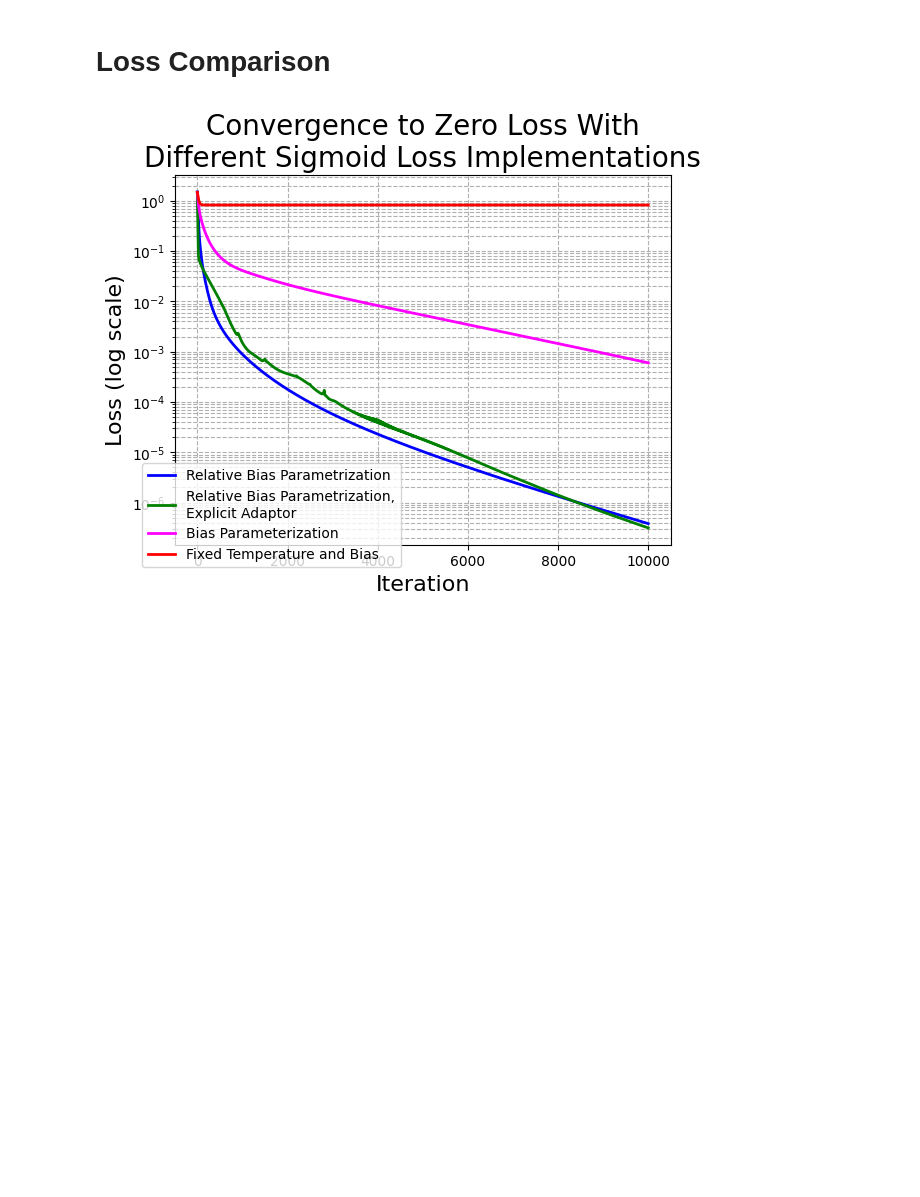
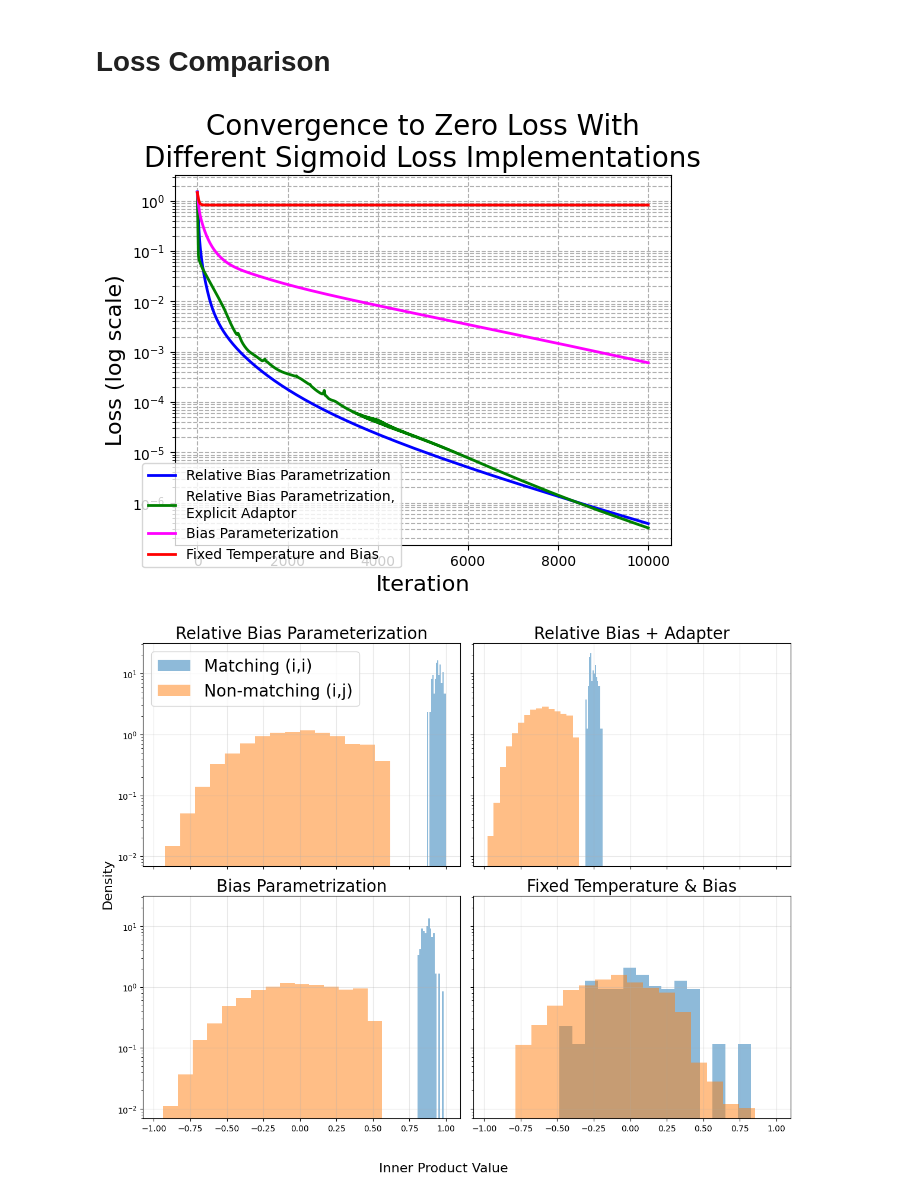
Before and after one commit to BangachevKiril/RepresentationLearningTheory, a Jupyter notebook: SigLIP/FrozenModalityExperiments.ipynb, the cells around one changed output. Drawn from its saved outputs; the diff is of its cells as text; code cells hidden in the pictures; blank space fills up the shorter version.

```diff
--- a/SigLIP/FrozenModalityExperiments.ipynb
+++ b/SigLIP/FrozenModalityExperiments.ipynb
@@ -345,3 +345,66 @@ plt.savefig('logs/losscomparisonadaptervsno.png',dpi =300,  bbox_inches='tight')
 plt.show()
 # %% [output]
 [figure]
+# %%
+fig = plt.figure(figsize=(12,10))
+
+# 1st diagram in top‐left
+ax1 = plt.subplot(2, 2, 1)
+# … your code for cell A, but drop plt.xlabel/plt.ylabel …
+inner_products = torch.matmul(U_final_1, V_final_1.t())
+matching_pairs   = torch.diag(inner_products).detach().numpy()
+non_matching_pairs = inner_products[~torch.eye(n_classes, dtype=bool, device=device_str)].detach().numpy()
+ax1.hist(matching_pairs,    bins=15, alpha=0.5, label='Matching (i,i)',    density=True, log=True)
+ax1.hist(non_matching_pairs, bins=15, alpha=0.5, label='Non-matching (i,j)', density=True, log=True)
+ax1.set_title('Relative Bias Parameterization', fontsize=20)
+ax1.grid(True, alpha=0.3)
+ax1.legend(fontsize=20)
+
+# 2nd diagram in top‐right (share axes)
+ax2 = plt.subplot(2, 2, 2, sharex=ax1, sharey=ax1)
+# … code for cell B, drop plt.xlabel/plt.ylabel/plt.legend …
+inner_products = torch.matmul(U_final_2, V_final_2.t())
+matching_pairs   = torch.diag(inner_products).detach().numpy()
+non_matching_pairs = inner_products[~torch.eye(n_classes, dtype=bool, device=device_str)].detach().numpy()
+ax2.hist(matching_pairs,    bins=15, alpha=0.5, density=True, log=True)
+ax2.hist(non_matching_pairs, bins=15, alpha=0.5, density=True, log=True)
+ax2.set_title('Relative Bias + Adapter', fontsize=20)
+ax2.grid(True, alpha=0.3)
+
+# 3rd diagram in bottom‐left
+ax3 = plt.subplot(2, 2, 3, sharex=ax1, sharey=ax1)
+# … code for cell C …
+inner_products = torch.matmul(U_final_3, V_final_3.t())
+matching_pairs   = torch.diag(inner_products).detach().numpy()
+non_matching_pairs = inner_products[~torch.eye(n_classes, dtype=bool, device=device_str)].detach().numpy()
+ax3.hist(matching_pairs,    bins=15, alpha=0.5, density=True, log=True)
+ax3.hist(non_matching_pairs, bins=15, alpha=0.5, density=True, log=True)
+ax3.set_title('Bias Parametrization', fontsize=20)
+ax3.grid(True, alpha=0.3)
+
+# 4th diagram in bottom‐right
+ax4 = plt.subplot(2, 2, 4, sharex=ax1, sharey=ax1)
+# … code for cell D …
+inner_products = torch.matmul(U_final_4, V_final_4.t())
+matching_pairs   = torch.diag(inner_products).detach().numpy()
+non_matching_pairs = inner_products[~torch.eye(n_classes, dtype=bool, device=device_str)].detach().numpy()
+ax4.hist(matching_pairs,    bins=15, alpha=0.5, density=True, log=True)
+ax4.hist(non_matching_pairs, bins=15, alpha=0.5, density=True, log=True)
+ax4.set_title('Fixed Temperature & Bias', fontsize=20)
+ax4.grid(True, alpha=0.3)
+
+# Hide x-tick labels on top row, and y-tick labels on right column
+for ax in (ax1, ax2):
+    ax.tick_params(labelbottom=False)
+for ax in (ax2, ax4):
+    ax.tick_params(labelleft=False)
+
+# Global X and Y labels
+fig.supxlabel('Inner Product Value', fontsize=16)
+fig.supylabel('Density',             fontsize=16)
+
+plt.tight_layout(rect=[0, 0.03, 1, 0.95])
+plt.savefig('logs/frozenmodalities.png', dpi=300, bbox_inches='tight')
+plt.show()
+# %% [output]
+[figure, added]
```
Also changed, not shown: parts of 8 cells of this notebook.
